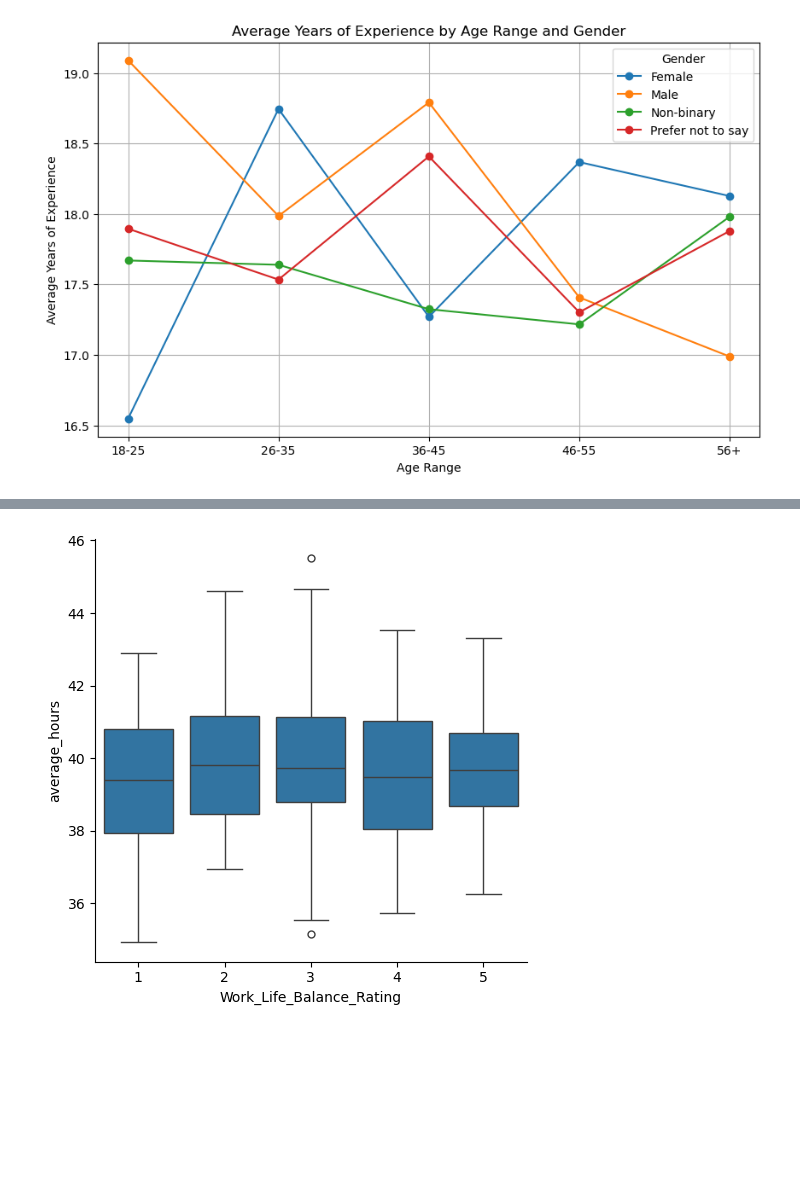
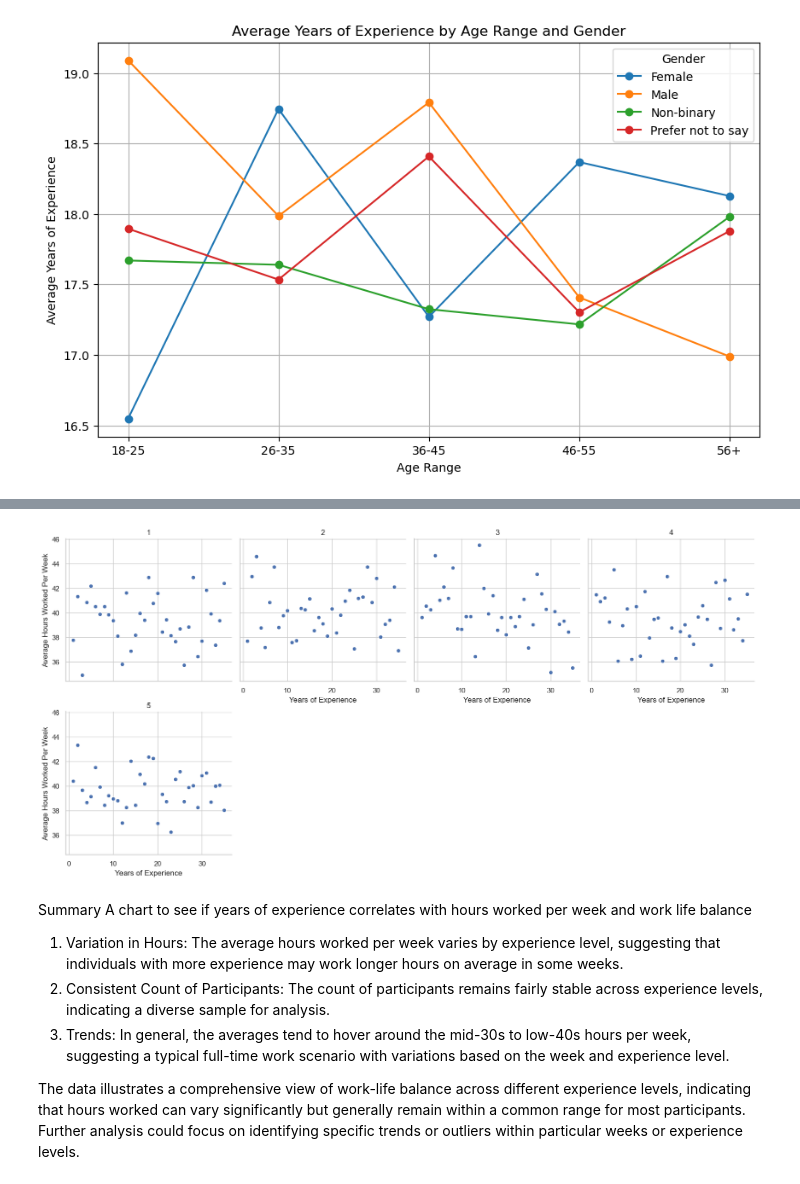
Before and after one commit to faiyted/Project3, a Jupyter notebook: dataset.ipynb, the cells around one changed output, grey strips where cells are left out. Saved outputs shown, nothing was run; the diff lists cells and outputs as text; code cells hidden in the pictures; blank space fills up the shorter version.

```diff
--- a/dataset.ipynb
+++ b/dataset.ipynb
@@ -1070,19 +1131,38 @@ for result in results:
 
 # Convert the list to a DataFrame
 df = pd.DataFrame(data)
-# %%
-import seaborn as sns
-import matplotlib.pyplot as plt
-
-# Create the box plot using Seaborn
-sns.catplot(
-    x="Work_Life_Balance_Rating",
-    y="average_hours",
-    kind="box",
-    data=df
-)
-
-# Display the plot
-plt.show()
-# %% [output]
-[figure, removed]
+# %%
+import pandas as pd
+import seaborn as sns
+import matplotlib.pyplot as plt
+
+# Assuming you already have the DataFrame `df` created as in your code
+
+# Set the visual style
+sns.set(style="whitegrid")
+
+# Create a FacetGrid with 'Work_Life_Balance_Rating' as the columns
+g = sns.FacetGrid(df, col="Work_Life_Balance_Rating", col_wrap=4, height=4, aspect=1)
+
+# Map the scatter plot to the grid
+g.map(sns.scatterplot, "Years_of_Experience", "average_hours", marker="o")
+
+# Add titles and labels
+g.set_axis_labels("Years of Experience", "Average Hours Worked Per Week")
+g.set_titles(col_template="{col_name}")
+g.add_legend()
+
+# Show the plot
+plt.show()
+# %% [output]
+[figure, added]
+# %% [markdown]
+Summary
+A chart to see if years of experience correlates with hours worked per week and work life balance
+
+1. Variation in Hours: The average hours worked per week varies by experience level, suggesting that individuals with more experience may work longer hours on average in some weeks.
+2. Consistent Count of Participants: The count of participants remains fairly stable across experience levels, indicating a diverse sample for analysis.
+3. Trends: In general, the averages tend to hover around the mid-30s to low-40s hours per week, suggesting a typical full-time work scenario with variations based on the week and experience level.
+
+
+The data illustrates a comprehensive view of work-life balance across different experience levels, indicating that hours worked can vary significantly but generally remain within a common range for most participants. Further analysis could focus on identifying specific trends or outliers within particular weeks or experience levels.
```
Also changed, not shown: parts of 12 cells of this notebook.
